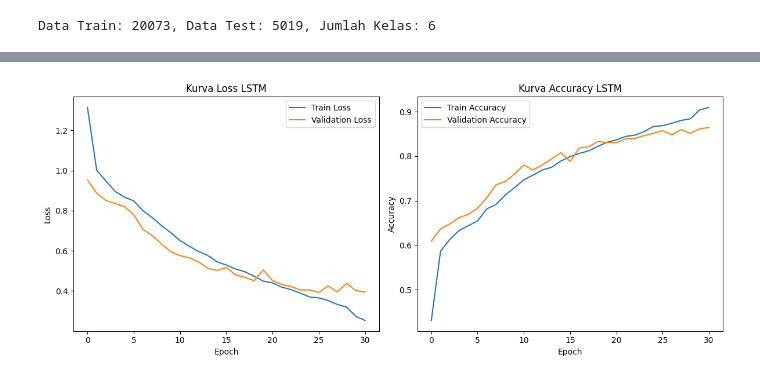
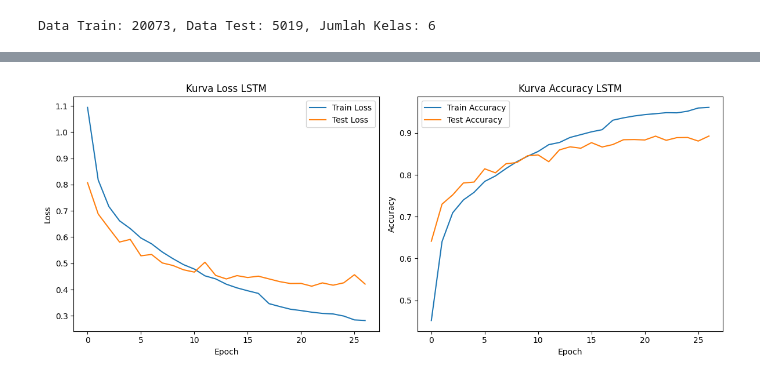
Before and after one commit to ree2507/protein-function-classification, a Jupyter notebook: 04_lstm_model.ipynb, the cells around one changed output, grey strips where cells are left out. Saved outputs shown, nothing was run; the diff lists cells and outputs as text; code cells hidden in the pictures.

```diff
--- a/04_lstm_model.ipynb
+++ b/04_lstm_model.ipynb
@@ -131,14 +156,13 @@ ProteinLSTM(
 # %%
 # 4. Konfigurasi Pelatihan
-from sklearn.utils.class_weight import compute_class_weight
 
 # Menghitung Class Weights
 labels_array = train_df['Label'].values
 class_weights = compute_class_weight(class_weight='balanced', classes=np.unique(labels_array), y=labels_array)
 class_weights_tensor = torch.tensor(class_weights, dtype=torch.float).to(device)
 
-criterion = nn.CrossEntropyLoss(weight=class_weights_tensor)
-optimizer = optim.Adam(model.parameters(), lr=0.0005, weight_decay=1e-4)
+criterion = FocalLoss(alpha=class_weights_tensor, gamma=1.0, label_smoothing=0.1)
+optimizer = optim.Adam(model.parameters(), lr=0.0005, weight_decay=5e-5)
 
 # ReduceLROnPlateau Scheduler
 scheduler = optim.lr_scheduler.ReduceLROnPlateau(optimizer, mode='min', factor=0.5, patience=2)
@@ -178,7 +202,7 @@ for epoch in range(EPOCHS):
     epoch_train_loss = train_loss / total
     epoch_train_acc = correct / total
 
-    # --- FASE VALIDATION (TESTING) ---
+    # --- FASE TESTING ---
     model.eval()
     val_loss, correct_val, total_val = 0.0, 0, 0
     with torch.no_grad():
@@ -206,7 +230,7 @@ for epoch in range(EPOCHS):
 
     elapsed_time = time.time() - start_time
     current_lr = optimizer.param_groups[0]['lr']
-    print(f"Epoch {epoch+1:02d}/{EPOCHS} | Waktu: {elapsed_time:.0f}s | LR: {current_lr:.6f} | Train Loss: {epoch_train_loss:.4f} Acc: {epoch_train_acc:.4f} | Val Loss: {epoch_val_loss:.4f} Acc: {epoch_val_acc:.4f}")
+    print(f"Epoch {epoch+1:02d}/{EPOCHS} | Waktu: {elapsed_time:.0f}s | LR: {current_lr:.6f} | Train Loss: {epoch_train_loss:.4f} Acc: {epoch_train_acc:.4f} | Test Loss: {epoch_val_loss:.4f} Acc: {epoch_val_acc:.4f}")
 
     if epoch_val_loss < best_val_loss:
         best_val_loss = epoch_val_loss
@@ -223,7 +247,7 @@ for epoch in range(EPOCHS):
 print("\n--- Training Summary ---")
 print(f"Early Stopping Triggered: {early_stop_triggered}")
 print(f"Total Epochs Run: {epoch + 1}")
-print(f"Best Epoch: {best_epoch} (Val Loss: {best_val_loss:.4f})")
+print(f"Best Epoch: {best_epoch} (Test Loss: {best_val_loss:.4f})")
 model.load_state_dict(torch.load(best_model_path, weights_only=False))
 print("Best model weights loaded.")
 # %% [output]
@@ -308,24 +332,24 @@ Model LSTM dan hasil evaluasi berhasil disimpan.
 # %%
 # 6. Visualisasi Kurva Loss & Accuracy
 plt.figure(figsize=(12, 5))
 
 plt.subplot(1, 2, 1)
 plt.plot(history['train_loss'], label='Train Loss')
-plt.plot(history['val_loss'], label='Validation Loss')
+plt.plot(history['val_loss'], label='Test Loss')
 plt.title('Kurva Loss LSTM')
 plt.xlabel('Epoch')
 plt.ylabel('Loss')
 plt.legend()
 
 plt.subplot(1, 2, 2)
 plt.plot(history['train_acc'], label='Train Accuracy')
-plt.plot(history['val_acc'], label='Validation Accuracy')
+plt.plot(history['val_acc'], label='Test Accuracy')
 plt.title('Kurva Accuracy LSTM')
 plt.xlabel('Epoch')
 plt.ylabel('Accuracy')
 plt.legend()
 
 plt.tight_layout()
 plt.show()
 # %% [output]
-[figure, old version]
+[figure, new version]
```
Also changed, not shown: parts of 8 cells of this notebook, 2 other files.
